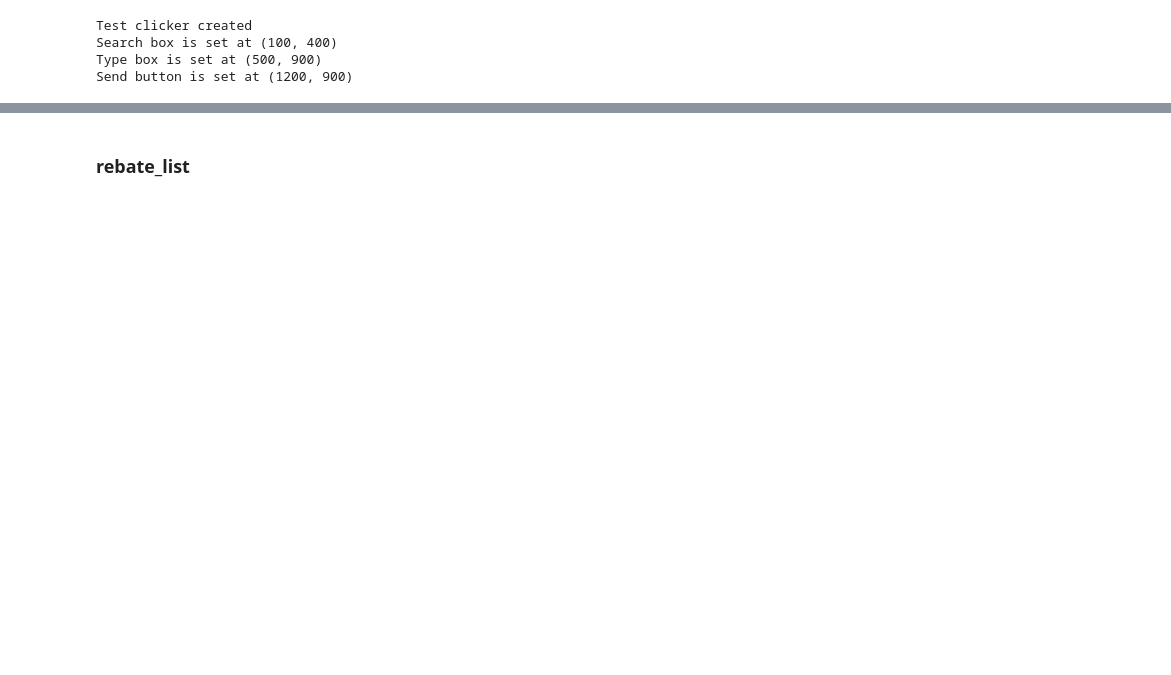
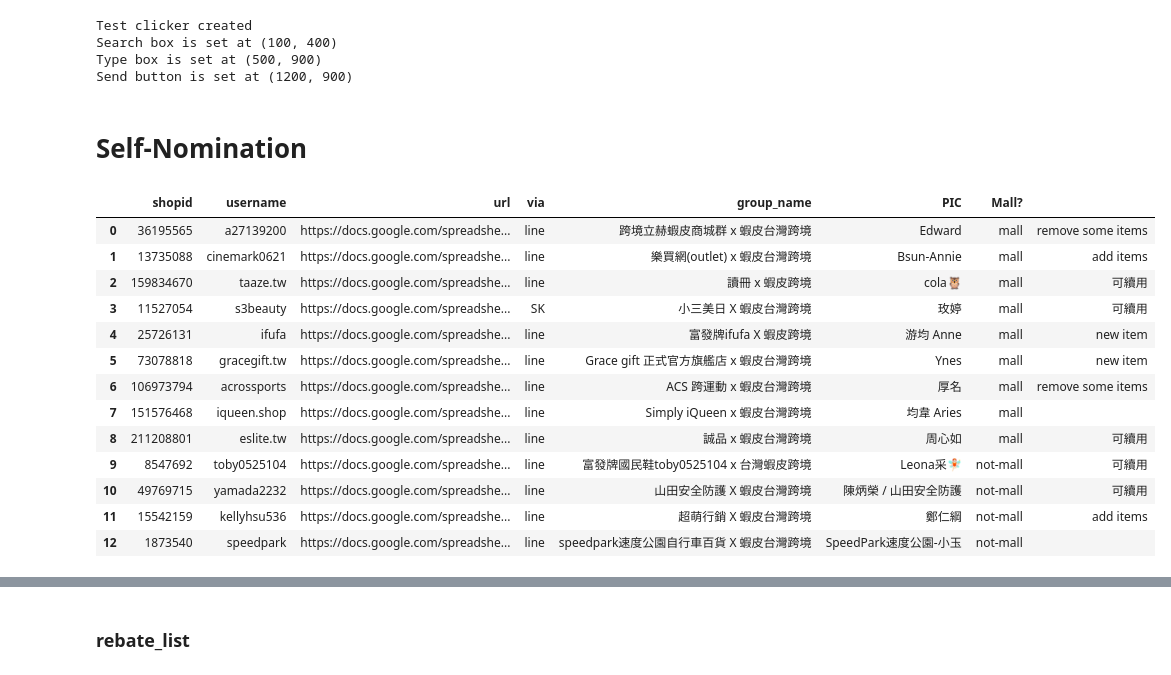
Before and after one commit to teddy21019/auto-line-sender, a Jupyter notebook: main.ipynb, the cells around one changed output, grey strips where cells are left out. Cells and saved outputs as stored; diff of their text form; code cells hidden in the pictures; blank space fills up the shorter version.

```diff
--- a/main.ipynb
+++ b/main.ipynb
@@ -35,4 +33,35 @@ skype_clicker.check()
 clicker = line_clicker
 
 clicker = skype_clicker
+# %% [markdown]
+# Self-Nomination
+# %%
+scope = ['https://www.googleapis.com/auth/spreadsheets']
+
+creds = Credentials.from_service_account_file("DATA/amazing-badge-373002-f2cb8a5301d3.json", scopes=scope)
+
+gs = gspread.authorize(creds)
+
+sheet = gs.open_by_url('https://docs.google.com/spreadsheets/d/1EG1mpQl126ntCWlBwKSQnHWZIMDc0wwfw9pGyGyk6nI/edit#gid=1400339684')
+# spreadsheet = gs.open_by_key('1-eQcxMNaoIF0g7JSJhHpta1WGsHPVR8wMPJ3Vq2U6mQ')
+
+worksheet = sheet.worksheet('可提品賣家')
+Sellers = pd.DataFrame(worksheet.get_all_records())
+
+Sellers
+# %% [output]
+|  | shopid | username | url | via | group_name | PIC | Mall? |  |
+| 0 | 36195565 | a27139200 | https://docs.google.com/spreadshe... | line | 跨境立赫蝦皮商城群 x 蝦皮台灣跨境 | Edward | mall | remove some items |
+| 1 | 13735088 | cinemark0621 | https://docs.google.com/spreadshe... | line | 樂買網(outlet) x 蝦皮台灣跨境 | Bsun-Annie | mall | add items |
+| 2 | 159834670 | taaze.tw | https://docs.google.com/spreadshe... | line | 讀冊 x 蝦皮跨境 | cola🦉 | mall | 可續用 |
+| 3 | 11527054 | s3beauty | https://docs.google.com/spreadshe... | SK | 小三美日 X 蝦皮台灣跨境 | 玫婷 | mall | 可續用 |
+| 4 | 25726131 | ifufa | https://docs.google.com/spreadshe... | line | 富發牌ifufa X 蝦皮跨境 | 游均 Anne | mall | new item |
+| 5 | 73078818 | gracegift.tw | https://docs.google.com/spreadshe... | line | Grace gift 正式官方旗艦店 x 蝦皮台灣跨境 | Ynes | mall | new item |
+| 6 | 106973794 | acrossports | https://docs.google.com/spreadshe... | line | ACS 跨運動 x 蝦皮台灣跨境 | 厚名 | mall | remove some items |
+| 7 | 151576468 | iqueen.shop | https://docs.google.com/spreadshe... | line | Simply iQueen x 蝦皮台灣跨境 | 均韋 Aries | mall |  |
+| 8 | 211208801 | eslite.tw | https://docs.google.com/spreadshe... | line | 誠品 x 蝦皮台灣跨境 | 周心如 | mall | 可續用 |
+| 9 | 8547692 | toby0525104 | https://docs.google.com/spreadshe... | line | 富發牌國民鞋toby0525104 x 台灣蝦皮跨境 | Leona采🧚🏻 | not-mall | 可續用 |
+| 10 | 49769715 | yamada2232 | https://docs.google.com/spreadshe... | line | 山田安全防護 X 蝦皮台灣跨境 | 陳炳榮 / 山田安全防護 | not-mall | 可續用 |
+| 11 | 15542159 | kellyhsu536 | https://docs.google.com/spreadshe... | line | 超萌行銷 X 蝦皮台灣跨境 | 鄭仁綱 | not-mall | add items |
+| 12 | 1873540 | speedpark | https://docs.google.com/spreadshe... | line | speedpark速度公園自行車百貨 X 蝦皮台灣跨境 | SpeedPark速度公園-小玉 | not-mall |  |
 # %% [markdown]
```
Also changed, not shown: parts of 13 cells of this notebook.
